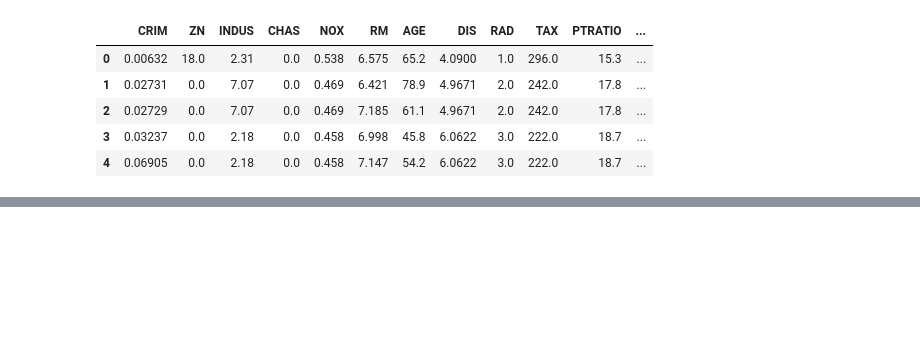
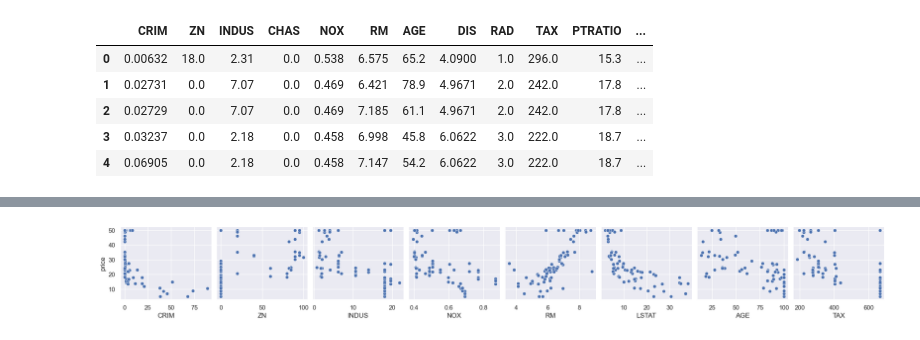
Before and after one commit to TeslimAdeyanju/Fork5-Machine_Learning-USU, a Jupyter notebook: Lectures and codes/Module 5- Linear Regression (ML approach)/Teslim_Linear_regression.ipynb, the cells around one changed output, grey strips where cells are left out. Saved outputs shown, nothing was run; the diff lists cells and outputs as text; code cells hidden in the pictures; blank space fills up the shorter version.

```diff
--- a/Lectures and codes/Module 5- Linear Regression (ML approach)/Teslim_Linear_regression.ipynb
+++ b/Lectures and codes/Module 5- Linear Regression (ML approach)/Teslim_Linear_regression.ipynb
@@ -62,0 +364,5 @@ df
+# %%
+sns.pairplot(data=df, y_vars= ['price'], x_vars= ['CRIM','ZN','INDUS','NOX','RM','LSTAT', 'AGE', 'TAX'])
+plt.show()
+# %% [output]
+[figure, added]
```
Also changed, not shown: parts of 44 cells of this notebook.
